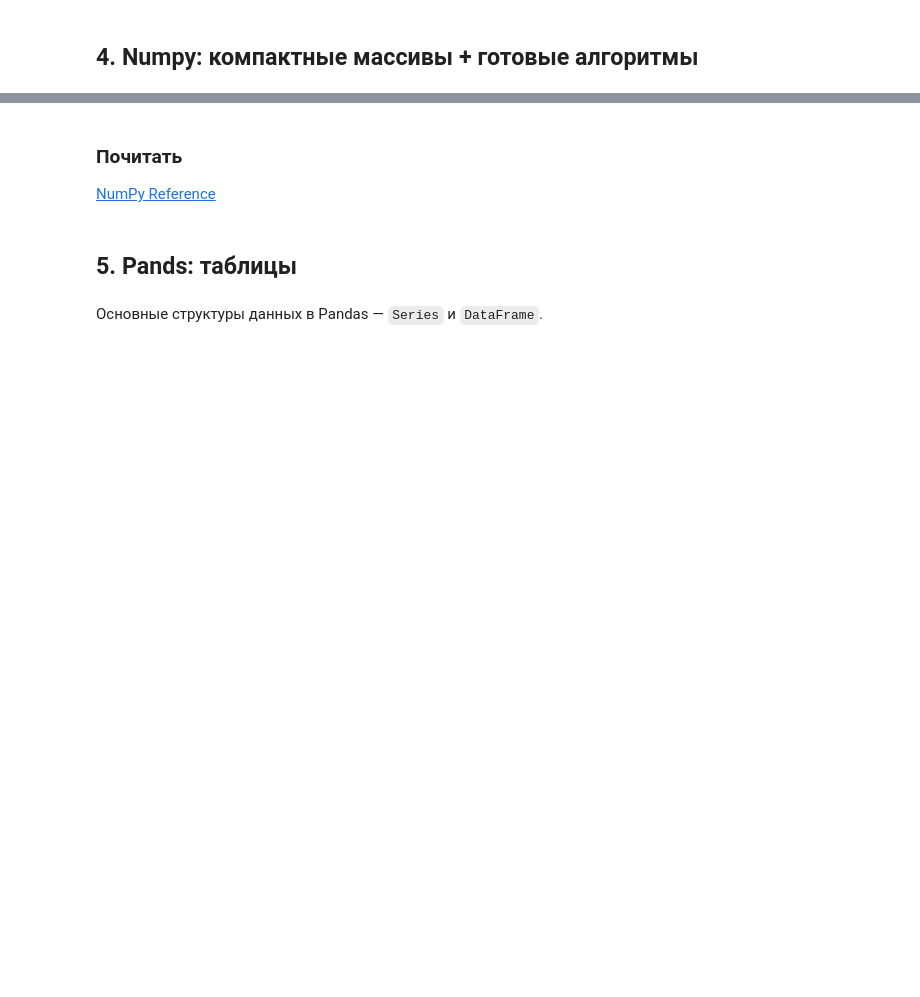
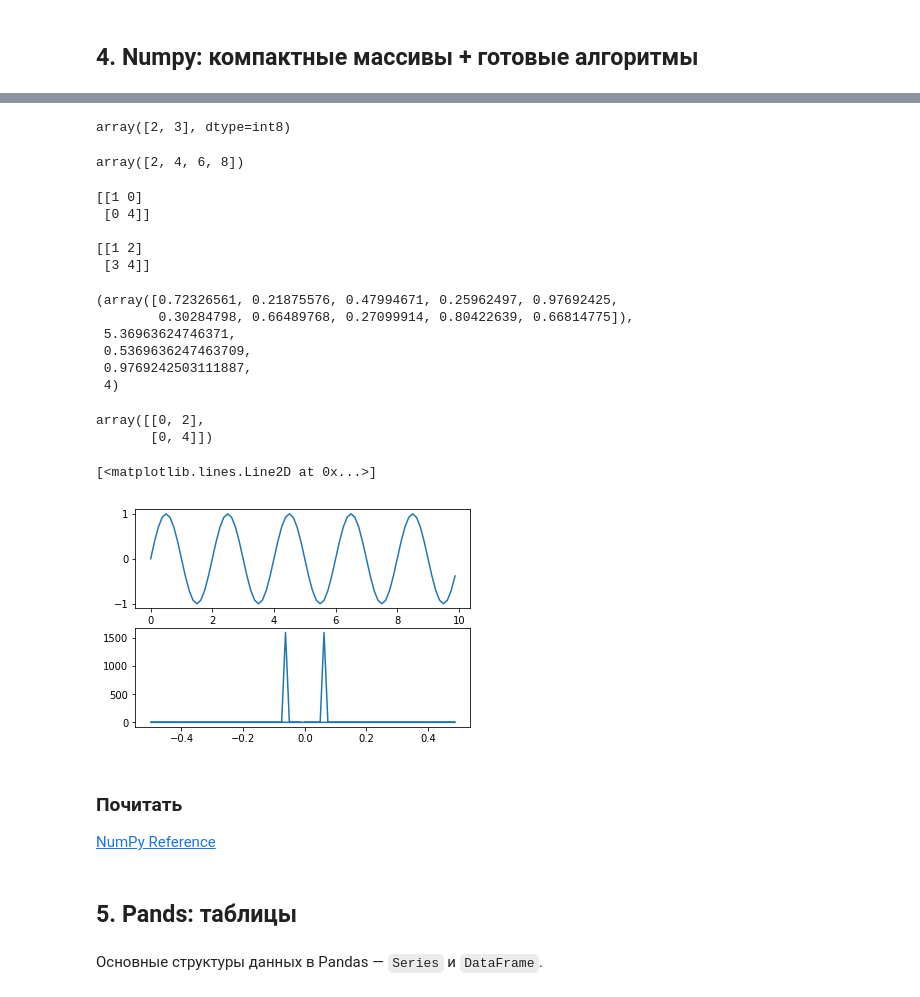
Before and after one commit to ckorikov/python-bar-review, a Jupyter notebook: 03-containers.ipynb, the cells around one changed output, grey strips where cells are left out. Saved outputs shown, nothing was run; the diff lists cells and outputs as text; code cells hidden in the pictures; blank space fills up the shorter version.

Commit message:
fix(jupyter): update numpy examples

```diff
--- a/03-containers.ipynb
+++ b/03-containers.ipynb
@@ -343,3 +434,63 @@ x = np.array([1, 2, 3], np.int32)
+# %%
+# Индексация по списку
+x = np.array([1,2,3], np.int8)
+x[[1,2]]
+# %% [output]
+array([2, 3], dtype=int8)
+# %%
+x = np.arange(1, 10)
+x[x%2==0]
+# %% [output]
+array([2, 4, 6, 8])
+# %%
+a = np.array([[1,2],[3,4]])
+b = np.array([[1,0],[0,1]])
+
+print(a*b , a.dot(b), sep='\n\n')
+# %% [output]
+[[1 0]
+ [0 4]]
+
+[[1 2]
+ [3 4]]
+# %%
+x = np.random.rand(10)
+(
+    x,
+    x.sum(),
+    x.mean(),
+    x.max(),
+    x.argmax()
+)
+# %% [output]
+(array([0.72326561, 0.21875576, 0.47994671, 0.25962497, 0.97692425,
+        0.30284798, 0.66489768, 0.27099914, 0.80422639, 0.66814775]),
+ 5.36963624746371,
+ 0.5369636247463709,
+ 0.9769242503111887,
+ 4)
+# %%
+# Broadcasting
+a = np.array([[1,2],[3,4]])
+b = np.array([[0,1]])
+a+b
+# %% [output]
+array([[0, 2],
+       [0, 4]])
+# %%
+import numpy as np
+import matplotlib.pyplot as plt
+t = np.arange(0,10,0.125)
+s = np.sin(2*0.5*np.pi*t)
+sp = np.fft.fft(s)
+freq = np.fft.fftfreq(t.shape[-1])
+plt.subplot(2, 1, 1)
+plt.plot(t, s)
+plt.subplot(2, 1, 2)
+plt.plot(freq, sp * np.conjugate(sp))
+# %% [output]
+[<matplotlib.lines.Line2D at 0x...>]
+[figure, added]
 # %% [markdown]
 ### Почитать
 
```
Also changed, not shown: parts of 16 cells of this notebook.
